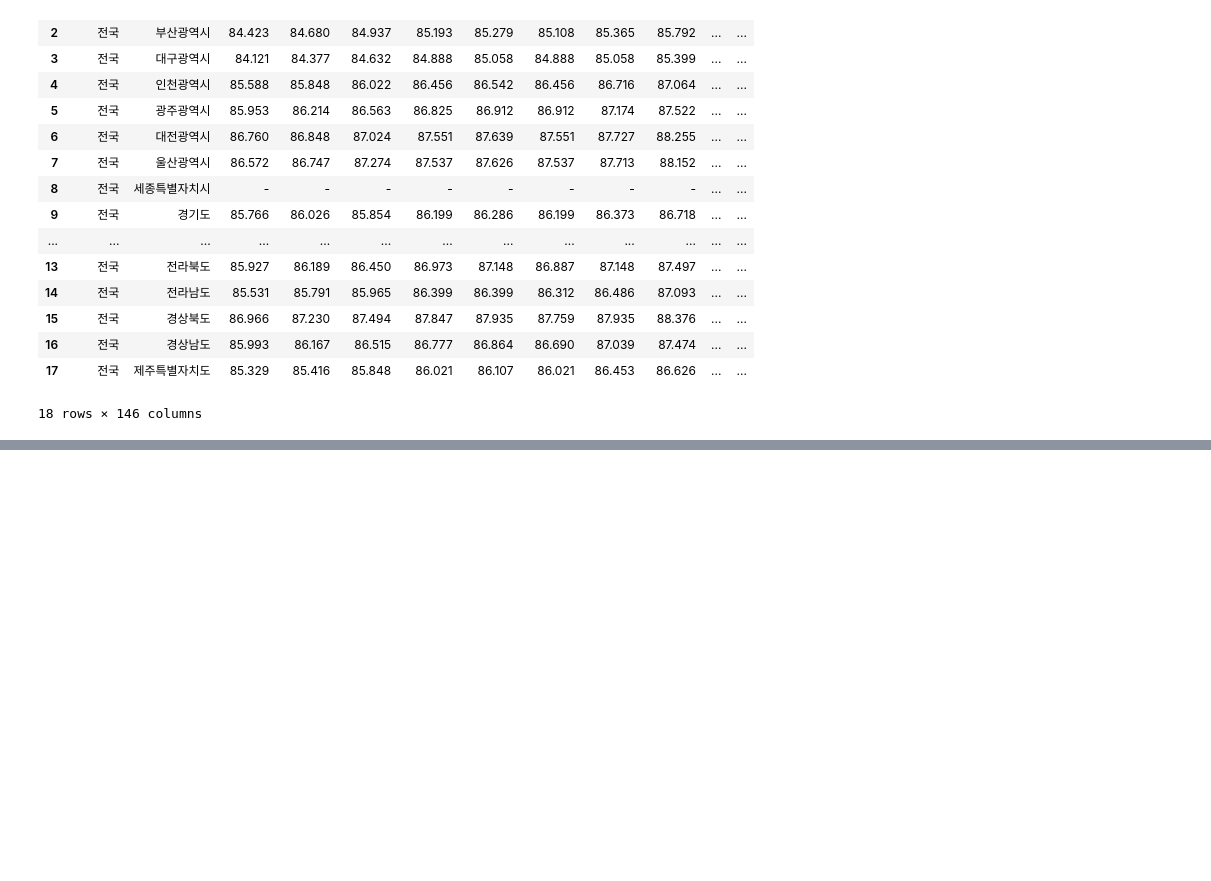
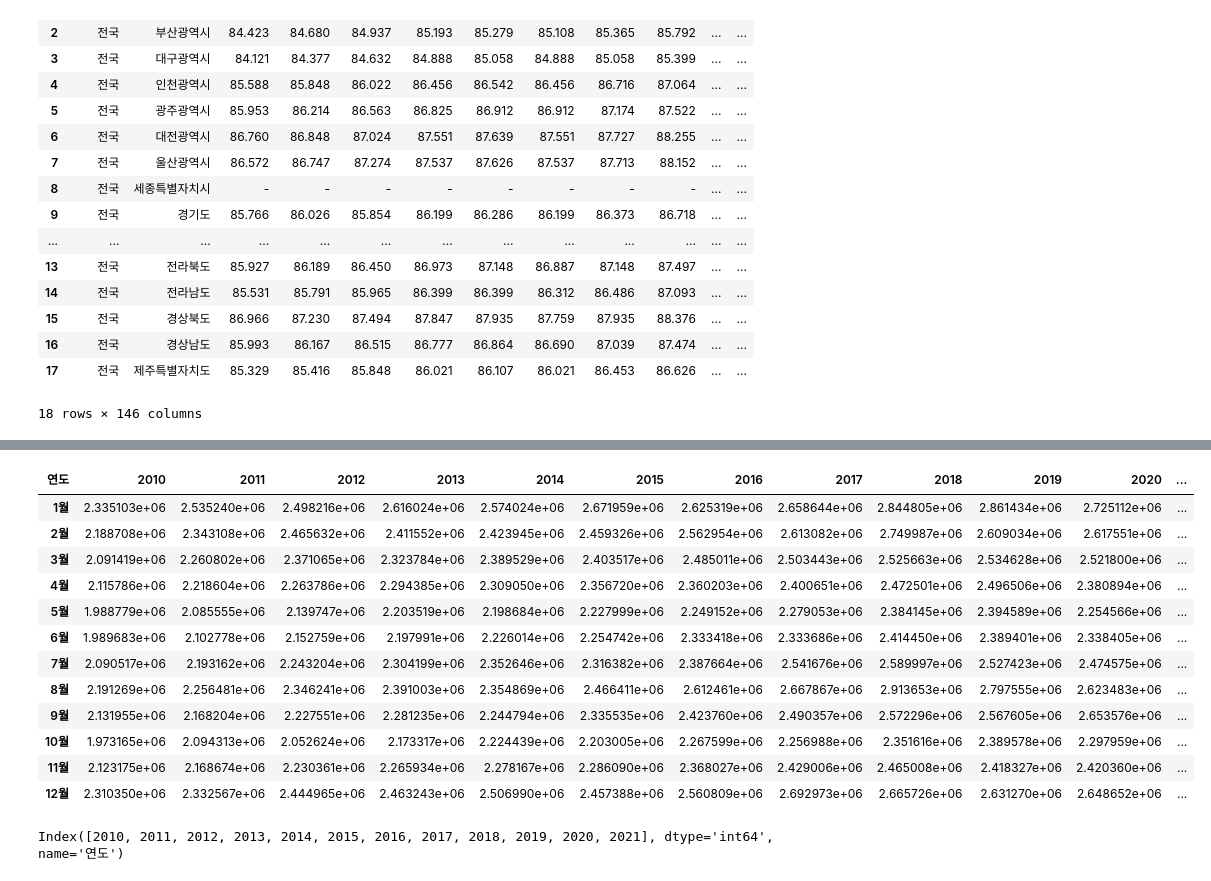
Before and after one commit to ThatHomr/project_2, a Jupyter notebook: project_2_file/Sunghwa/03_Data_Analysis/[경제]물가지수/[경제]물가지수_그래프.ipynb, the cells around one changed output, grey strips where cells are left out. Cells and saved outputs as stored; diff of their text form; code cells hidden in the pictures; blank space fills up the shorter version.

```diff
--- a/project_2_file/Sunghwa/03_Data_Analysis/[경제]물가지수/[경제]물가지수_그래프.ipynb
+++ b/project_2_file/Sunghwa/03_Data_Analysis/[경제]물가지수/[경제]물가지수_그래프.ipynb
@@ -432,0 +116,4 @@ memory usage: 2.4+ KB
+# %%
+### 1번 항목에서 확인했던 전력소비량 데이터 중에서도 평균값만을 위 cpi_total과 같은 형태로 추출
+df_drop = df.drop({'Unnamed: 0', '시도'}, axis=1)
+df_drop
@@ -432,0 +134,23 @@ memory usage: 2.4+ KB
+# %%
+# 연도 column을 기준으로 그룹화, 동시에 평균값을 dataframe에 출력
+df_group = df_drop.groupby('연도').mean()
+df_mean = df_group.T # 행렬변환
+df_mean
+# %% [output]
+| 연도 | 2010 | 2011 | 2012 | 2013 | 2014 | 2015 | 2016 | 2017 | 2018 | 2019 | 2020 | ... |
+| 1월 | 2.335103e+06 | 2.535240e+06 | 2.498216e+06 | 2.616024e+06 | 2.574024e+06 | 2.671959e+06 | 2.625319e+06 | 2.658644e+06 | 2.844805e+06 | 2.861434e+06 | 2.725112e+06 | ... |
+| 2월 | 2.188708e+06 | 2.343108e+06 | 2.465632e+06 | 2.411552e+06 | 2.423945e+06 | 2.459326e+06 | 2.562954e+06 | 2.613082e+06 | 2.749987e+06 | 2.609034e+06 | 2.617551e+06 | ... |
+| 3월 | 2.091419e+06 | 2.260802e+06 | 2.371065e+06 | 2.323784e+06 | 2.389529e+06 | 2.403517e+06 | 2.485011e+06 | 2.503443e+06 | 2.525663e+06 | 2.534628e+06 | 2.521800e+06 | ... |
+| 4월 | 2.115786e+06 | 2.218604e+06 | 2.263786e+06 | 2.294385e+06 | 2.309050e+06 | 2.356720e+06 | 2.360203e+06 | 2.400651e+06 | 2.472501e+06 | 2.496506e+06 | 2.380894e+06 | ... |
+| 5월 | 1.988779e+06 | 2.085555e+06 | 2.139747e+06 | 2.203519e+06 | 2.198684e+06 | 2.227999e+06 | 2.249152e+06 | 2.279053e+06 | 2.384145e+06 | 2.394589e+06 | 2.254566e+06 | ... |
+| 6월 | 1.989683e+06 | 2.102778e+06 | 2.152759e+06 | 2.197991e+06 | 2.226014e+06 | 2.254742e+06 | 2.333418e+06 | 2.333686e+06 | 2.414450e+06 | 2.389401e+06 | 2.338405e+06 | ... |
+| 7월 | 2.090517e+06 | 2.193162e+06 | 2.243204e+06 | 2.304199e+06 | 2.352646e+06 | 2.316382e+06 | 2.387664e+06 | 2.541676e+06 | 2.589997e+06 | 2.527423e+06 | 2.474575e+06 | ... |
+| 8월 | 2.191269e+06 | 2.256481e+06 | 2.346241e+06 | 2.391003e+06 | 2.354869e+06 | 2.466411e+06 | 2.612461e+06 | 2.667867e+06 | 2.913653e+06 | 2.797555e+06 | 2.623483e+06 | ... |
+| 9월 | 2.131955e+06 | 2.168204e+06 | 2.227551e+06 | 2.281235e+06 | 2.244794e+06 | 2.335535e+06 | 2.423760e+06 | 2.490357e+06 | 2.572296e+06 | 2.567605e+06 | 2.653576e+06 | ... |
+| 10월 | 1.973165e+06 | 2.094313e+06 | 2.052624e+06 | 2.173317e+06 | 2.224439e+06 | 2.203005e+06 | 2.267599e+06 | 2.256988e+06 | 2.351616e+06 | 2.389578e+06 | 2.297959e+06 | ... |
+| 11월 | 2.123175e+06 | 2.168674e+06 | 2.230361e+06 | 2.265934e+06 | 2.278167e+06 | 2.286090e+06 | 2.368027e+06 | 2.429006e+06 | 2.465008e+06 | 2.418327e+06 | 2.420360e+06 | ... |
+| 12월 | 2.310350e+06 | 2.332567e+06 | 2.444965e+06 | 2.463243e+06 | 2.506990e+06 | 2.457388e+06 | 2.560809e+06 | 2.692973e+06 | 2.665726e+06 | 2.631270e+06 | 2.648652e+06 | ... |
+# %%
+df_mean.columns
+# %% [output]
+Index([2010, 2011, 2012, 2013, 2014, 2015, 2016, 2017, 2018, 2019, 2020, 2021], dtype='int64', name='연도')
```
Also changed, not shown: parts of 49 cells of this notebook, 3 other files.
